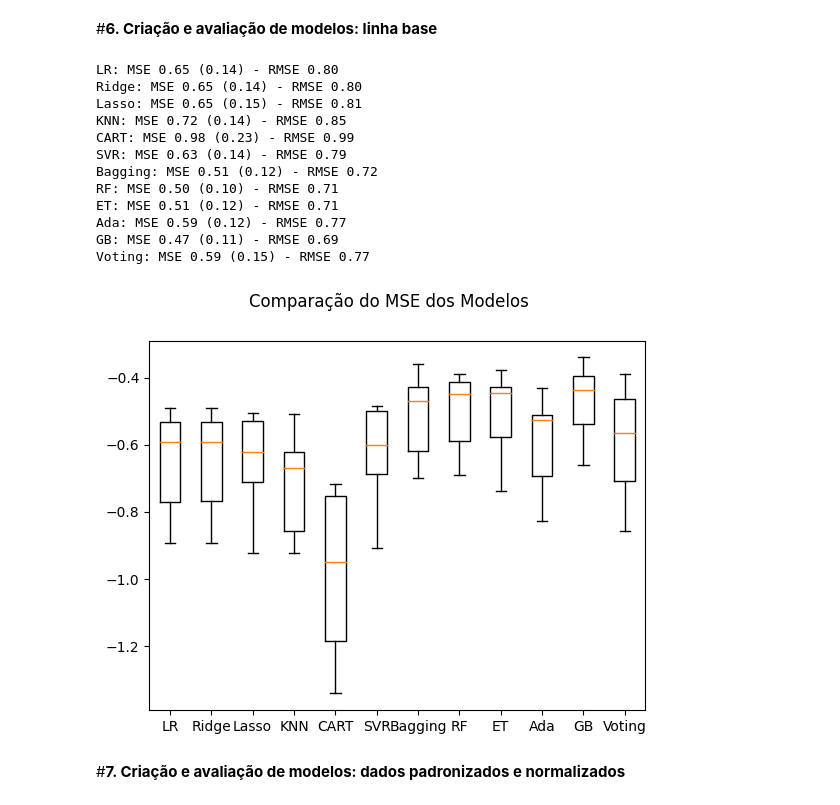
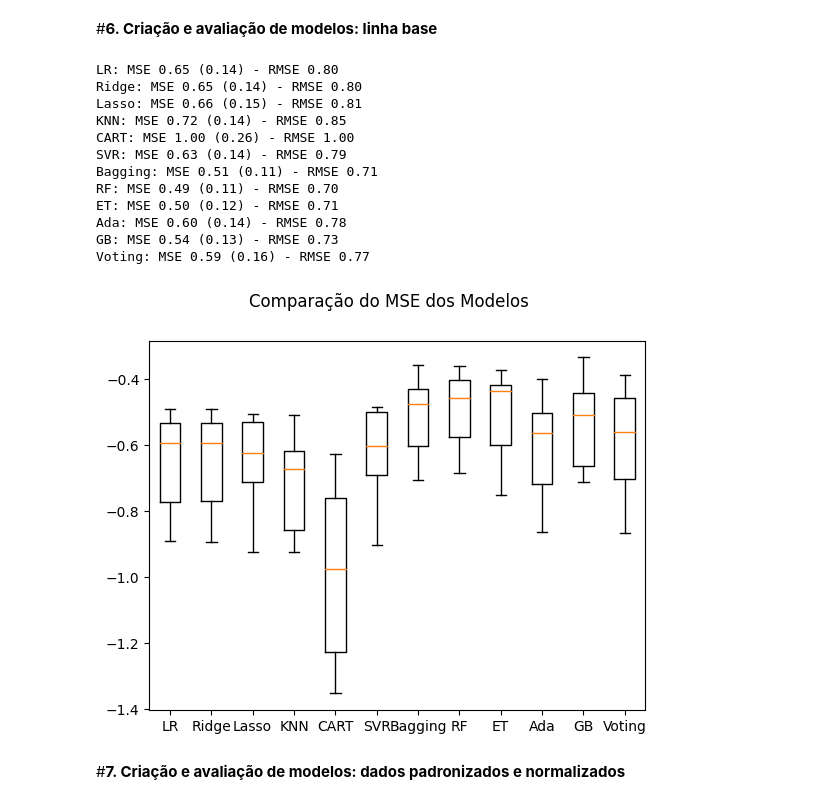
Before and after one commit to eccardoso/ML, a Jupyter notebook: MVP_ML_Regressao_Produção_Leite.ipynb, the cells around one changed output. Drawn from its saved outputs; the diff is of its cells as text; code cells hidden in the pictures.

```diff
--- a/MVP_ML_Regressao_Produção_Leite.ipynb
+++ b/MVP_ML_Regressao_Produção_Leite.ipynb
@@ -83,7 +83,7 @@ Para carregar o arquivo .csv, foi utilizado o pacote Pandas (Python Data Analysi
 # Carga do dataset
 
 # Informa a URL de importação do dataset
-url = "https://raw.githubusercontent.com/eccardoso/ML/main/BASE_ML_v3.csv"
+url = "https://raw.githubusercontent.com/eccardoso/ML/main/BASE_ML_v4.csv"
 
 # Lê o arquivo
 datasetori = pd.read_csv(url, delimiter=';')
@@ -93,7 +93,7 @@ datasetori["Media_Mae"]=pd.to_numeric(datasetori["Media_Mae"],errors='coerce')
 datasetori["Prod_Leit"]=pd.to_numeric(datasetori["Prod_Leit"],errors='coerce')
 
 # Eliminando colunas não relevantes para análise
-dataset=datasetori.drop(['Brinco_Pai','Brinco_Mae','Brinco_Animal','Classe'],axis='columns')
+dataset=datasetori.drop(['Brinco_Pai','Brinco_Mae','Brinco_Animal'],axis='columns')
 
 # Tabela com as medidas descritivas das variáveis numéricas do dataset.
 dataset.describe()
@@ -147,7 +147,7 @@ names = []
 
 # Definindo os parâmetros do classificador base para o BaggingClassifier
 base = DecisionTreeRegressor()
-num_trees = 100
+num_trees = 1000
 max_features = 3
 
 bases = []
@@ -168,42 +168,42 @@ models.append(('SVR', SVR()))
 # Criando os ensembles e adicionando-os na lista de modelos
 models.append(('Bagging', BaggingRegressor(base_estimator=base, n_estimators=num_trees)))
 models.append(('RF', RandomForestRegressor(n_estimators=num_trees, max_features=max_features)))
 models.append(('ET', ExtraTreesRegressor(n_estimators=num_trees, max_features=max_features)))
 models.append(('Ada', AdaBoostRegressor(n_estimators=num_trees)))
 models.append(('GB', GradientBoostingRegressor(n_estimators=num_trees)))
 models.append(('Voting', VotingRegressor(bases)))
 
 
 # Avaliando um modelo por vez
 for name, model in models:
   cv_results = cross_val_score(model, X_train, y_train, cv=kfold, scoring='neg_mean_squared_error')
   results.append(cv_results)
   names.append(name)
   # imprime MSE, desvio padrão do MSE e RMSE dos 10 resultados da validação cruzada
   msg = "%s: MSE %0.2f (%0.2f) - RMSE %0.2f" % (name, abs(cv_results.mean()), cv_results.std(), np.sqrt(abs(cv_results.mean())))
   print(msg)
 
 # Boxplot de comparação dos modelos
 fig = plt.figure()
 fig.suptitle('Comparação do MSE dos Modelos')
 ax = fig.add_subplot(111)
 plt.boxplot(results)
 ax.set_xticklabels(names)
 plt.show()
 # %% [output]
 LR: MSE 0.65 (0.14) - RMSE 0.80
 Ridge: MSE 0.65 (0.14) - RMSE 0.80
-Lasso: MSE 0.65 (0.15) - RMSE 0.81
+Lasso: MSE 0.66 (0.15) - RMSE 0.81
 KNN: MSE 0.72 (0.14) - RMSE 0.85
-CART: MSE 0.98 (0.23) - RMSE 0.99
+CART: MSE 1.00 (0.26) - RMSE 1.00
 SVR: MSE 0.63 (0.14) - RMSE 0.79
-Bagging: MSE 0.51 (0.12) - RMSE 0.72
-RF: MSE 0.50 (0.10) - RMSE 0.71
-ET: MSE 0.51 (0.12) - RMSE 0.71
-Ada: MSE 0.59 (0.12) - RMSE 0.77
-GB: MSE 0.47 (0.11) - RMSE 0.69
-Voting: MSE 0.59 (0.15) - RMSE 0.77
+Bagging: MSE 0.51 (0.11) - RMSE 0.71
+RF: MSE 0.49 (0.11) - RMSE 0.70
+ET: MSE 0.50 (0.12) - RMSE 0.71
+Ada: MSE 0.60 (0.14) - RMSE 0.78
+GB: MSE 0.54 (0.13) - RMSE 0.73
+Voting: MSE 0.59 (0.16) - RMSE 0.77
-[figure, old version]
+[figure, new version]
 # %% [markdown]
 #**7. Criação e avaliação de modelos: dados padronizados e normalizados**
 # %%
```
Also changed, not shown: parts of 10 cells of this notebook.
